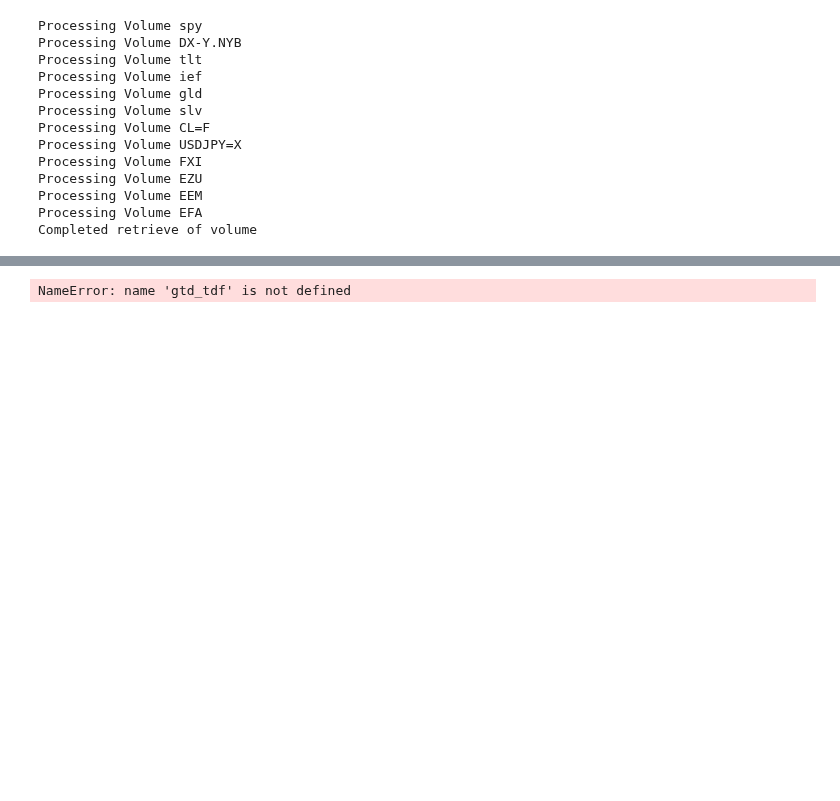
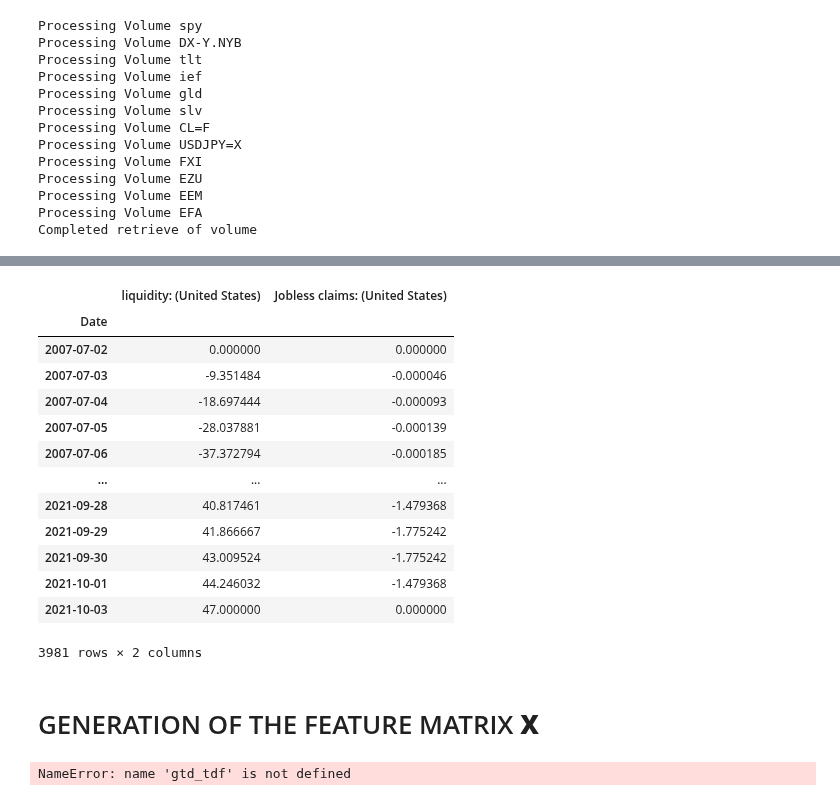
Before and after one commit to sangramsinghg/vix_predictor, a Jupyter notebook: Paola_NN1.ipynb, the cells around one changed output, grey strips where cells are left out. Saved outputs shown, nothing was run; the diff lists cells and outputs as text; code cells hidden in the pictures; blank space fills up the shorter version.

```diff
--- a/Paola_NN1.ipynb
+++ b/Paola_NN1.ipynb
@@ -168,0 +166,37 @@ X5
+# %%
+# We will interpolate with degree 2 in case of missing values
+google_trends_df.iloc[0,:]=0
+
+vix_google_trends_df=pd.concat([vix, google_trends_df], axis=1)
+vix_google_trends_df.iloc[0,1:]=0
+vix_google_trends_df.head(20)
+
+vix_google_trends_df=vix_google_trends_df.interpolate(method="polynomial", order=2)
+# %%
+# Filtering by correlation X6
+
+
+google_trends_component_df = correlation_filter(
+                                vix_google_trends_df,
+                                min_corr=0.05,
+                                key_column='^VIX',
+                                eliminate_first_column=True)
+
+X6=google_trends_component_df.copy()
+# %% [output]
+|  | liquidity: (United States) | Jobless claims: (United States) |
+| Date |  |  |
+| 2007-07-02 | 0.000000 | 0.000000 |
+| 2007-07-03 | -9.351484 | -0.000046 |
+| 2007-07-04 | -18.697444 | -0.000093 |
+| 2007-07-05 | -28.037881 | -0.000139 |
+| 2007-07-06 | -37.372794 | -0.000185 |
+| ... | ... | ... |
+| 2021-09-28 | 40.817461 | -1.479368 |
+| 2021-09-29 | 41.866667 | -1.775242 |
+| 2021-09-30 | 43.009524 | -1.775242 |
+| 2021-10-01 | 44.246032 | -1.479368 |
+| 2021-10-03 | 47.000000 | 0.000000 |
+3981 rows × 2 columns
+# %% [markdown]
+# GENERATION OF THE FEATURE MATRIX **X**
```
Also changed, not shown: parts of 9 cells of this notebook, 1 other file.
